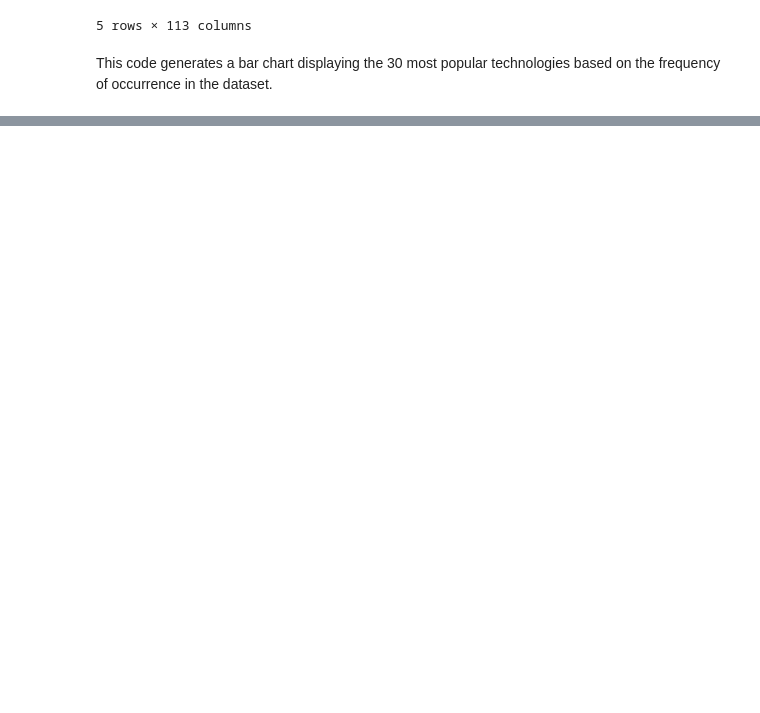
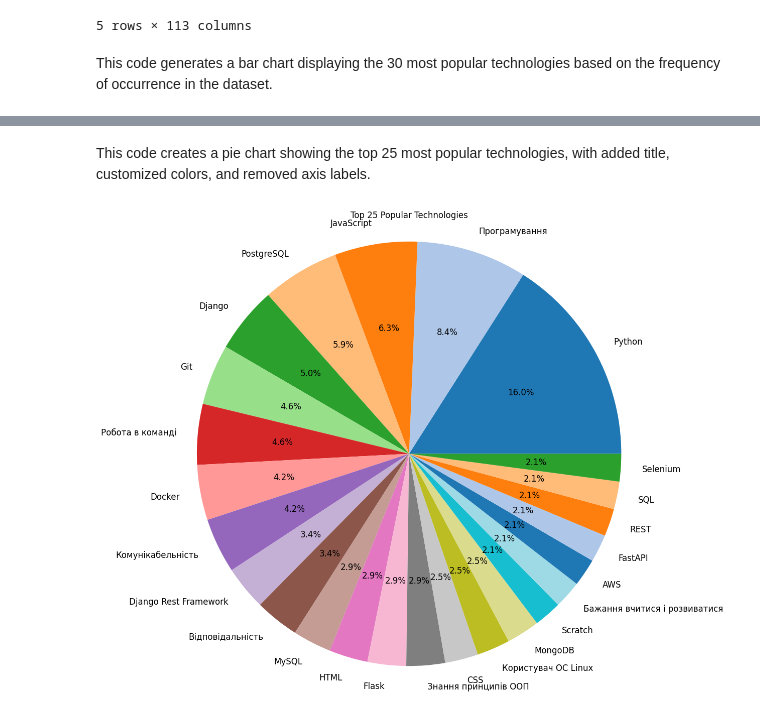
Before and after one commit to Anna728560/Web-Scraping-Data-Analysis, a Jupyter notebook: scrapy_project/main.ipynb, the cells around one changed output, grey strips where cells are left out. Drawn from its saved outputs; the diff is of its cells as text; code cells hidden in the pictures; blank space fills up the shorter version.

Commit message:
create a pie chart showing the top 25 most popular technologies, with added title, customized colors, and removed axis labels.

```diff
--- a/scrapy_project/main.ipynb
+++ b/scrapy_project/main.ipynb
@@ -74,0 +75,16 @@ NameError: name 'df' is not defined
+# %% [markdown]
+This code creates a pie chart showing the top 25 most popular technologies, with added title, customized colors, and removed axis labels.
+# %%
+df_only_tech = df.drop(columns=["name", "posted_date", "company"])
+df_only_tech = df_only_tech.apply(pd.to_numeric)
+
+top_technologies = df_only_tech.sum().sort_values(ascending=False).head(25)
+
+plt.figure(figsize=(12, 12))
+top_technologies.plot(kind="pie", autopct="%1.1f%%", fontsize=12, colors=plt.cm.tab20.colors)
+plt.title("Top 25 Popular Technologies")
+plt.ylabel("")
+plt.axis("equal")
+plt.show()
+# %% [output]
+[figure, added]
```
Also changed, not shown: parts of 1 cell of this notebook.
